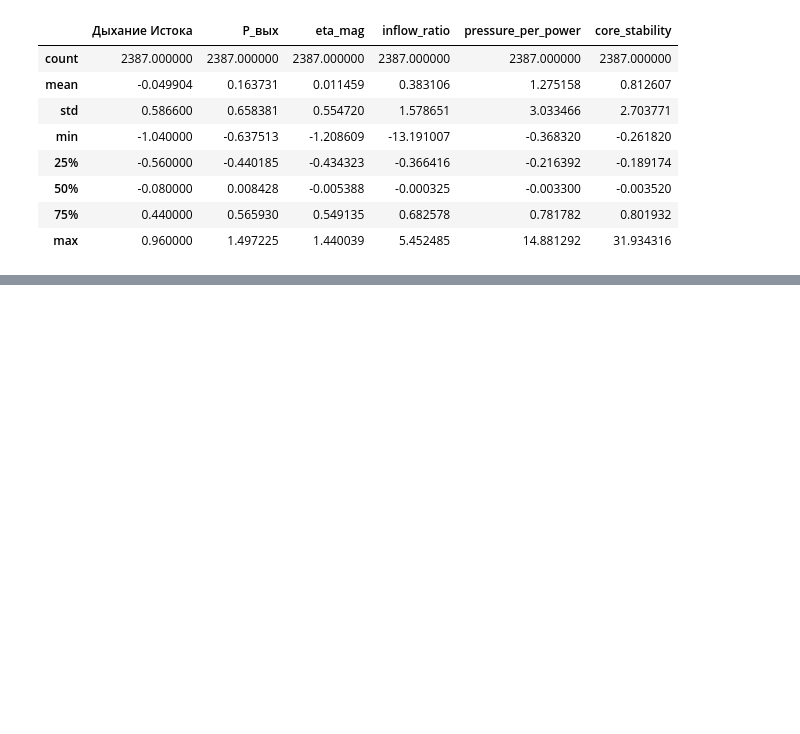
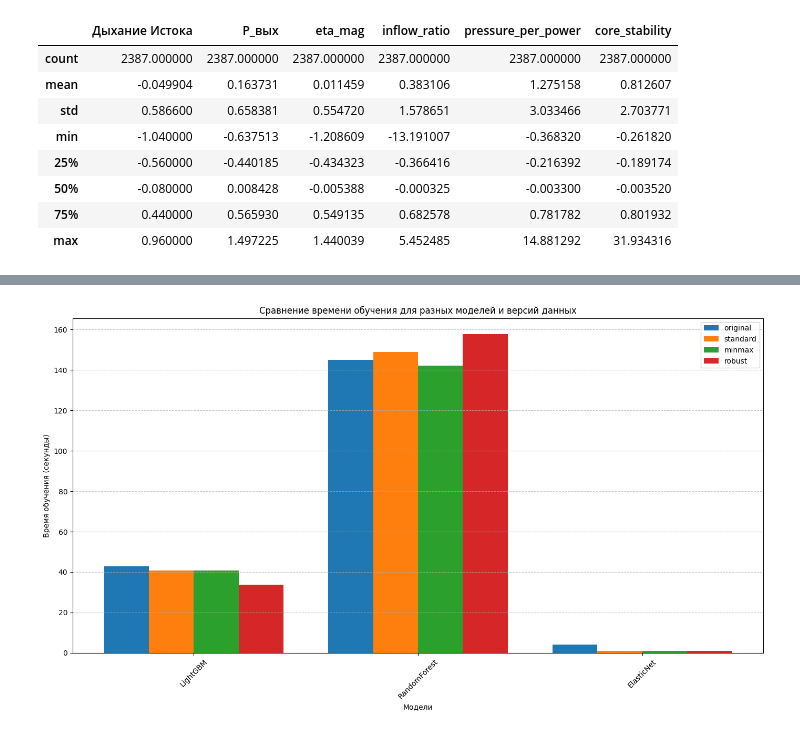
Before and after one commit to smnk-1/data-practicum, a Jupyter notebook: main.ipynb, the cells around one changed output, grey strips where cells are left out. Saved outputs shown, nothing was run; the diff lists cells and outputs as text; code cells hidden in the pictures; blank space fills up the shorter version.

```diff
--- a/data_preprocessing.ipynb
+++ b/main.ipynb
@@ -1073,0 +1464,17 @@ y_test.to_csv('data/y_test_original.csv', index=False)
+# %%
+plt.figure(figsize=(14, 8))
+for i, data_version in enumerate(['original', 'standard', 'minmax', 'robust']):
+    subset = summary_df[summary_df['Data Version'] == data_version]
+    subset = subset.set_index('Model').reindex(models)
+    plt.bar(x + i*width, subset['Training Time (s)'], width, label=data_version)
+
+plt.xlabel('Модели')
+plt.ylabel('Время обучения (секунды)')
+plt.title('Сравнение времени обучения для разных моделей и версий данных')
+plt.xticks(x + 1.5*width, models, rotation=45)
+plt.legend()
+plt.grid(axis='y', linestyle='--', alpha=0.7)
+plt.tight_layout()
+plt.show()
+# %% [output]
+[figure, added]
```
Also changed, not shown: parts of 98 cells of this notebook.
